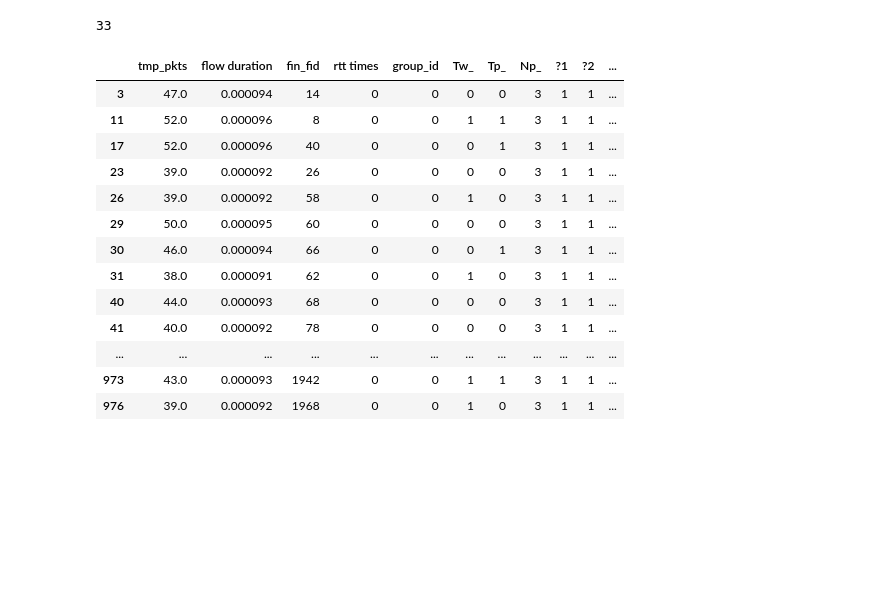
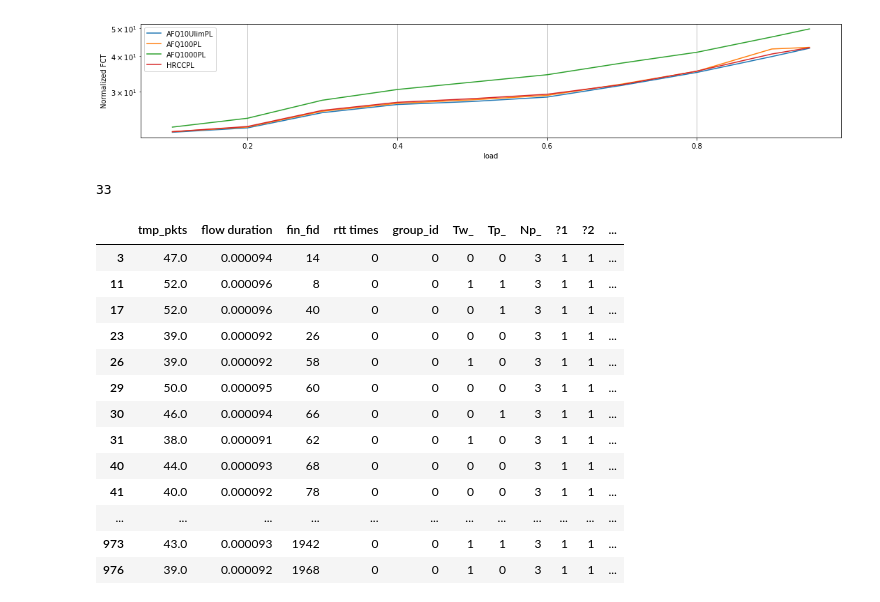
Before and after one commit to Peixuan670/HyLine, a Jupyter notebook: singlenode_bottleneck/notebook/FCT.ipynb, the cells around one changed output. Drawn from its saved outputs; the diff is of its cells as text; code cells hidden in the pictures; blank space fills up the shorter version.

```diff
--- a/singlenode_bottleneck/notebook/FCT.ipynb
+++ b/singlenode_bottleneck/notebook/FCT.ipynb
@@ -146,6 +146,42 @@ class FCT:
                 self.plot_one_FCT_percentile(alg , load, percentile, flow_size, scale, True)
             else:
                 self.plot_one_FCT_percentile(alg , load, percentile, flow_size, scale, False)
+
+    def plot_one_FCT_load(self, alg, loads, flow_lim, isLast=False):
+        alg_id=self.get_alg_id(alg)
+        df = self.raw_data[alg_id][:]
+        y = []
+        for load in loads:
+            load_id=self.get_load_id(load)
+            df_one = df[load_id]
+            y.append(df_one[df_one['tmp_pkts']<flow_lim]['Normalized FCT'].mean())
+        plt.yscale('log')
+        plt.plot(loads, y, label=alg)
+        if (isLast):
+            plt.xlabel('load')
+            plt.ylabel('Normalized FCT')
+            plt.grid()
+            plt.legend()
+            plt.show()
+
+    def plot_FCT_load(self, algs, loads, flow_lim):
+        fig= plt.figure(figsize=(18,3))
+        for alg in algs:
+            if alg == algs[-1]:
+                self.plot_one_FCT_load(alg, loads, flow_lim, True)
+            else:
+                self.plot_one_FCT_load(alg, loads, flow_lim, False)
+# %%
+if __name__ == '__main__':
+    FCT_analysis = FCT("/home/ovs2/lining/Gearbox/automatic/", \
+                       "Topology-incast-singlenode-unify.tcl",\
+                       1000, \
+                       [.1, .2, .3, .4, .5, .6, .7, .8, .9, .95], \
+                       ["DropTail", "AFQ10UlimPL", "AFQ10PL", "AFQ100PL", "AFQ1000PL", "HRCCPL"])
+    FCT_analysis.plot_FCT_load(["AFQ10UlimPL",  "AFQ100PL", "AFQ1000PL", "HRCCPL"],\
+                                   [.1, .2, .3, .4, .5, .6, .7, .8, .9, .95], 30)
+# %% [output]
+[figure, added]
 # %%
 if __name__ == '__main__':
     flow_size=[0, 6, 13, 19, 33, 53, 133, 667, 1333, 3333, 6667, float('inf')]
```
